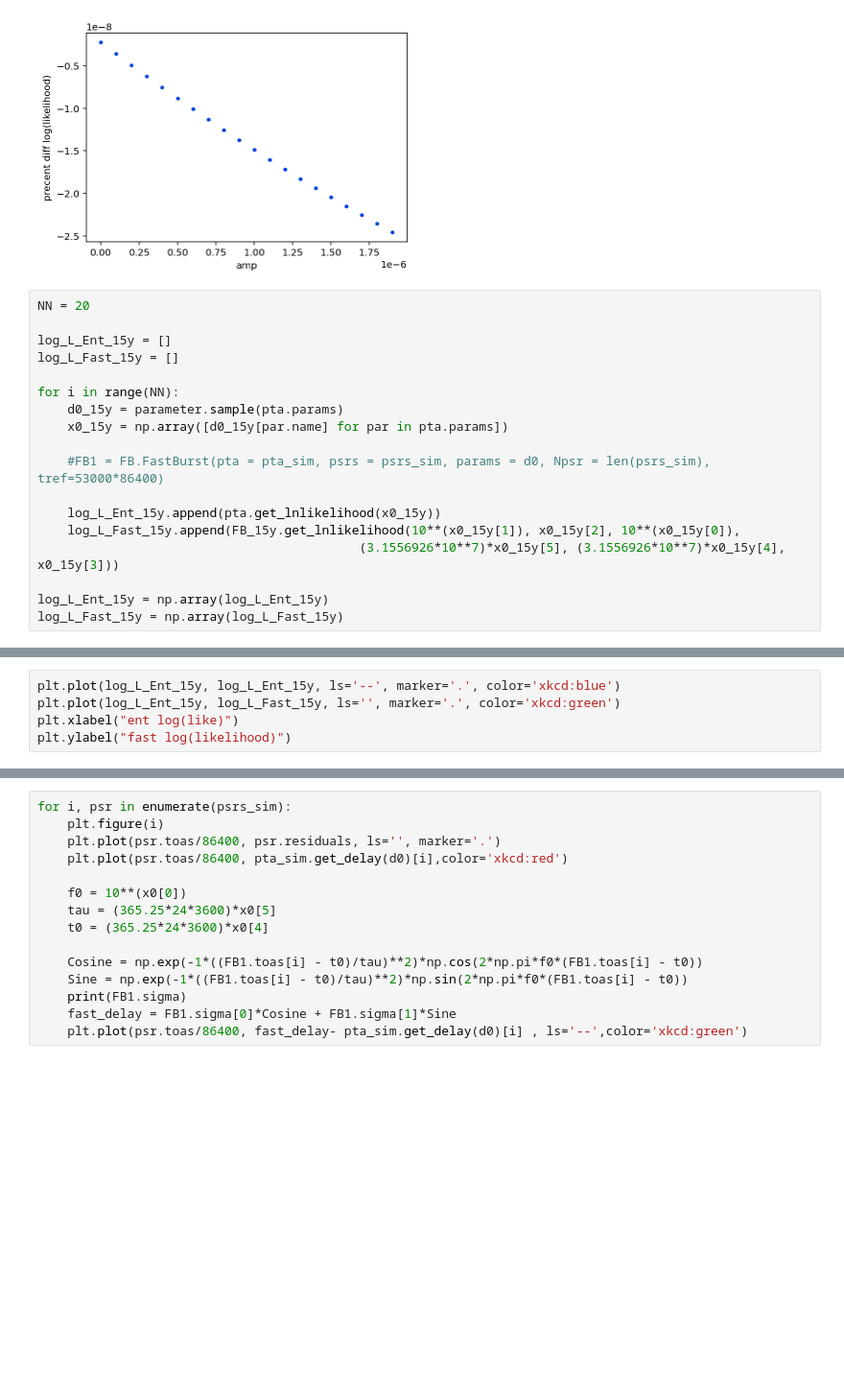
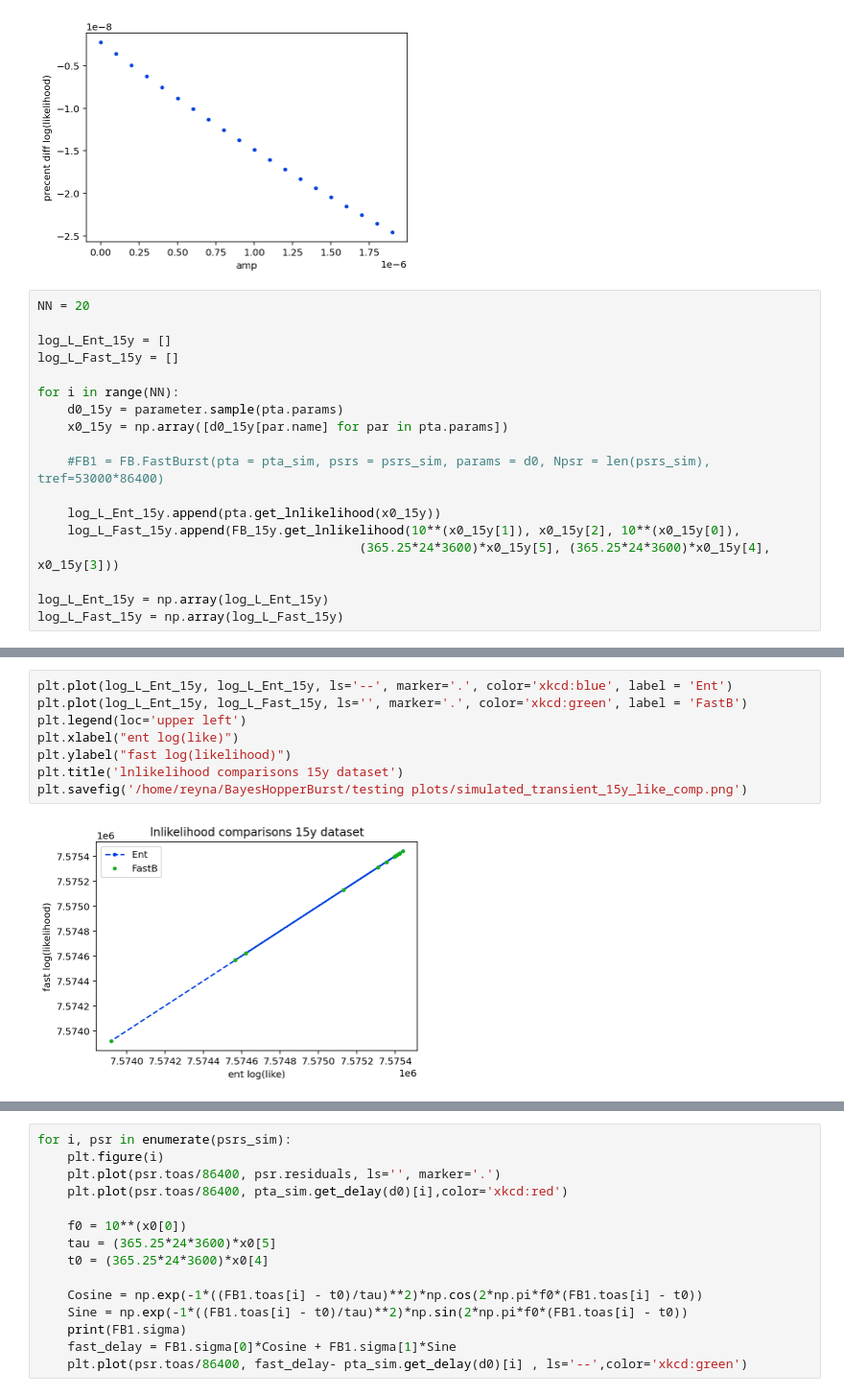
Before and after one commit to JacobATaylor/QuickBurst, a Jupyter notebook: Likelihood_tests.ipynb, the cells around one changed output, grey strips where cells are left out. Shown at 96% size. Cells and saved outputs as stored; diff of their text form; blank space fills up the shorter version.

```diff
--- a/Likelihood_tests.ipynb
+++ b/Likelihood_tests.ipynb
@@ -578,7 +504,7 @@ for i in range(NN):
 
     log_L_Ent_15y.append(pta.get_lnlikelihood(x0_15y))
     log_L_Fast_15y.append(FB_15y.get_lnlikelihood(10**(x0_15y[1]), x0_15y[2], 10**(x0_15y[0]),
-                                           (3.1556926*10**7)*x0_15y[5], (3.1556926*10**7)*x0_15y[4], x0_15y[3]))
+                                           (365.25*24*3600)*x0_15y[5], (365.25*24*3600)*x0_15y[4], x0_15y[3]))
 
 log_L_Ent_15y = np.array(log_L_Ent_15y)
 log_L_Fast_15y = np.array(log_L_Fast_15y)
@@ -585,8 +529,13 @@ log_L_Fast_15y = np.array(log_L_Fast_15y)
 # %%
-plt.plot(log_L_Ent_15y, log_L_Ent_15y, ls='--', marker='.', color='xkcd:blue')
-plt.plot(log_L_Ent_15y, log_L_Fast_15y, ls='', marker='.', color='xkcd:green')
+plt.plot(log_L_Ent_15y, log_L_Ent_15y, ls='--', marker='.', color='xkcd:blue', label = 'Ent')
+plt.plot(log_L_Ent_15y, log_L_Fast_15y, ls='', marker='.', color='xkcd:green', label = 'FastB')
+plt.legend(loc='upper left')
 plt.xlabel("ent log(like)")
 plt.ylabel("fast log(likelihood)")
+plt.title('lnlikelihood comparisons 15y dataset')
+plt.savefig('/home/reyna/BayesHopperBurst/testing plots/simulated_transient_15y_like_comp.png')
+# %% [output]
+[figure, added]
 # %%
 plt.plot(log_L_Ent_15y-log_L_Fast_15y, ls='', marker='.', color='xkcd:blue')
 #plt.gca().axhline(0.1, ls='--', color='xkcd:green')
```
Also changed, not shown: parts of 15 cells of this notebook, 1 other file.
